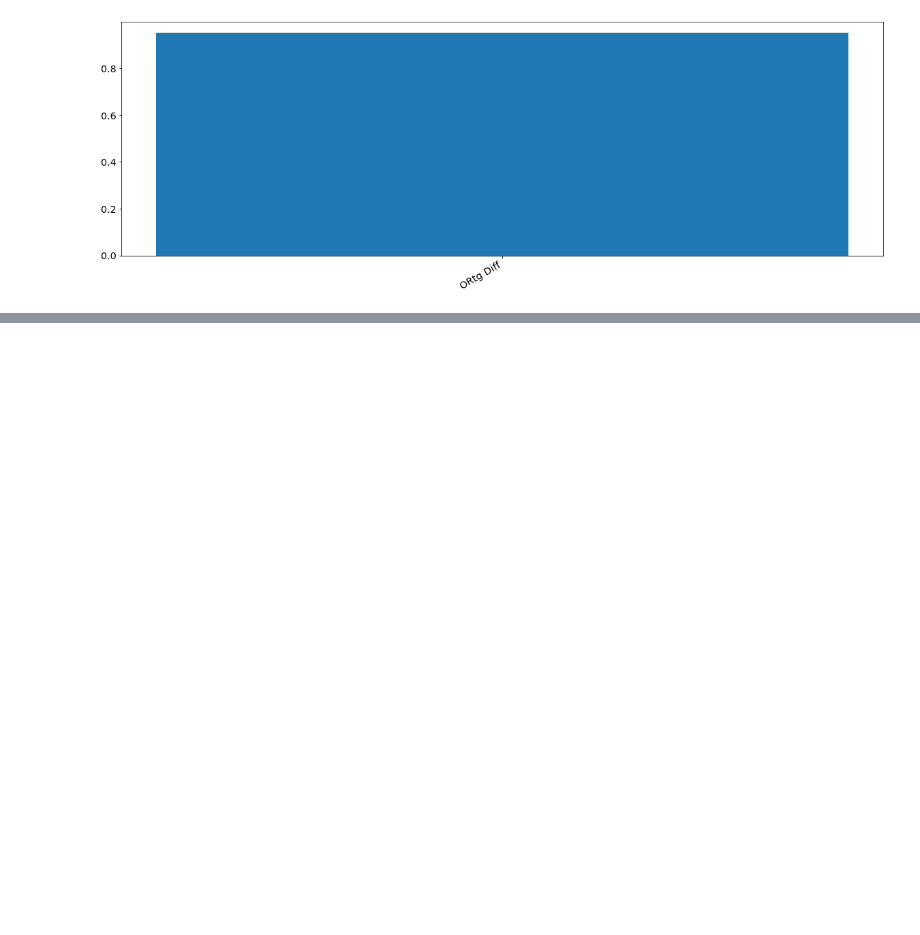
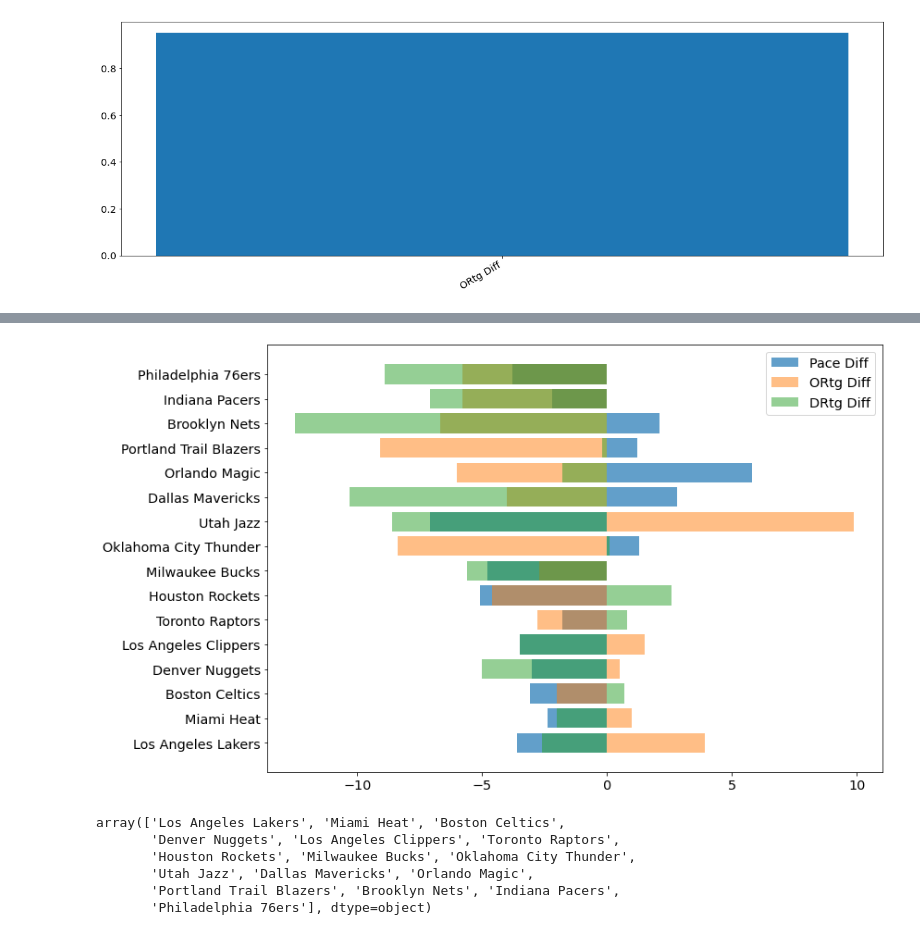
Before and after one commit to xazsanch/Basketball-in-the-Bubble, a Jupyter notebook: '19 and '20 Reg Season_Playoff Avg Differences.ipynb, the cells around one changed output, grey strips where cells are left out. Saved outputs shown, nothing was run; the diff lists cells and outputs as text; code cells hidden in the pictures; blank space fills up the shorter version.

Commit message:
last day, plus images

```diff
--- a/'19 and '20 Reg Season_Playoff Avg Differences.ipynb
+++ b/'19 and '20 Reg Season_Playoff Avg Differences.ipynb
@@ -203,0 +261,18 @@ p20diff
+# %%
+fig, ax = plt.subplots(figsize=(12,7))
+ax.barh(p20diff['Team'],p20diff['Pace Diff'],alpha=0.7,label='Pace Diff')
+ax.barh(p20diff['Team'],p20diff['ORtg Diff'],alpha=0.5,label='ORtg Diff')
+ax.barh(p20diff['Team'],-p20diff['DRtg Diff'],alpha=0.5,label='DRtg Diff')
+ax.legend()
+fig.tight_layout()
+# %% [output]
+[figure, added]
+# %%
+p20diff['Team'].values
+# %% [output]
+array(['Los Angeles Lakers', 'Miami Heat', 'Boston Celtics',
+       'Denver Nuggets', 'Los Angeles Clippers', 'Toronto Raptors',
+       'Houston Rockets', 'Milwaukee Bucks', 'Oklahoma City Thunder',
+       'Utah Jazz', 'Dallas Mavericks', 'Orlando Magic',
+       'Portland Trail Blazers', 'Brooklyn Nets', 'Indiana Pacers',
+       'Philadelphia 76ers'], dtype=object)
```
Also changed, not shown: parts of 8 cells of this notebook, 27 other files.
